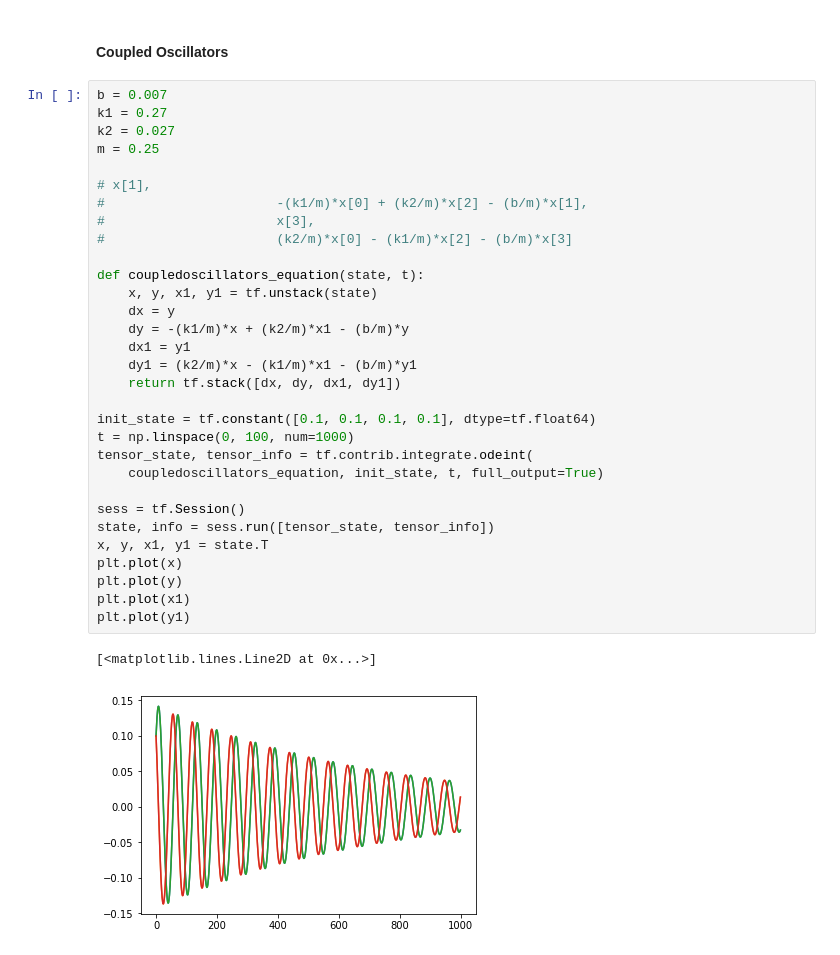
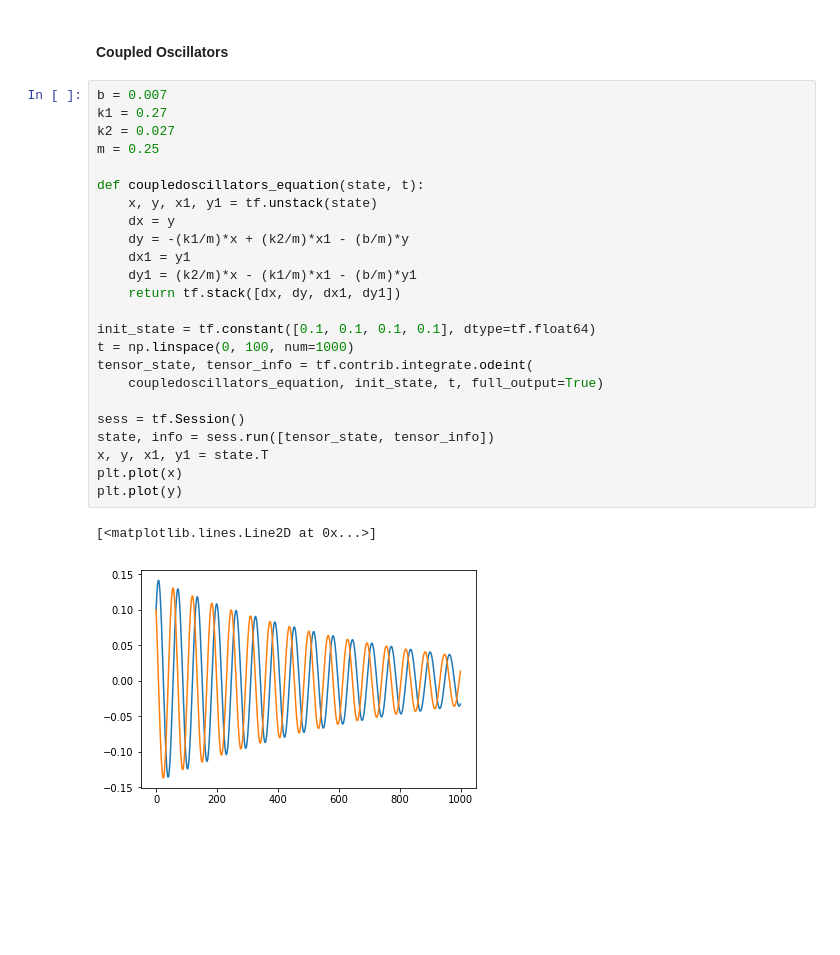
Before and after one commit to zthurman/fizzpy, a Jupyter notebook: Notebooks/Fractal Dynamics.ipynb, the cells around one changed output. Drawn from its saved outputs; the diff is of its cells as text; blank space fills up the shorter version.

```diff
--- a/Notebooks/Fractal Dynamics.ipynb
+++ b/Notebooks/Fractal Dynamics.ipynb
@@ -217,34 +216,27 @@ plt.plot(-i)
 # %%
 b = 0.007
 k1 = 0.27
 k2 = 0.027
 m = 0.25
-
-# x[1],
-#                      -(k1/m)*x[0] + (k2/m)*x[2] - (b/m)*x[1],
-#                      x[3],
-#                      (k2/m)*x[0] - (k1/m)*x[2] - (b/m)*x[3]
 
 def coupledoscillators_equation(state, t):
     x, y, x1, y1 = tf.unstack(state)
     dx = y
     dy = -(k1/m)*x + (k2/m)*x1 - (b/m)*y
     dx1 = y1
     dy1 = (k2/m)*x - (k1/m)*x1 - (b/m)*y1
     return tf.stack([dx, dy, dx1, dy1])
 
 init_state = tf.constant([0.1, 0.1, 0.1, 0.1], dtype=tf.float64)
 t = np.linspace(0, 100, num=1000)
 tensor_state, tensor_info = tf.contrib.integrate.odeint(
     coupledoscillators_equation, init_state, t, full_output=True)
 
 sess = tf.Session()
 state, info = sess.run([tensor_state, tensor_info])
 x, y, x1, y1 = state.T
 plt.plot(x)
 plt.plot(y)
-plt.plot(x1)
-plt.plot(y1)
 # %% [output]
 [<matplotlib.lines.Line2D at 0x...>]
-[figure, old version]
+[figure, new version]
```
Also changed, not shown: parts of 2 cells of this notebook.
